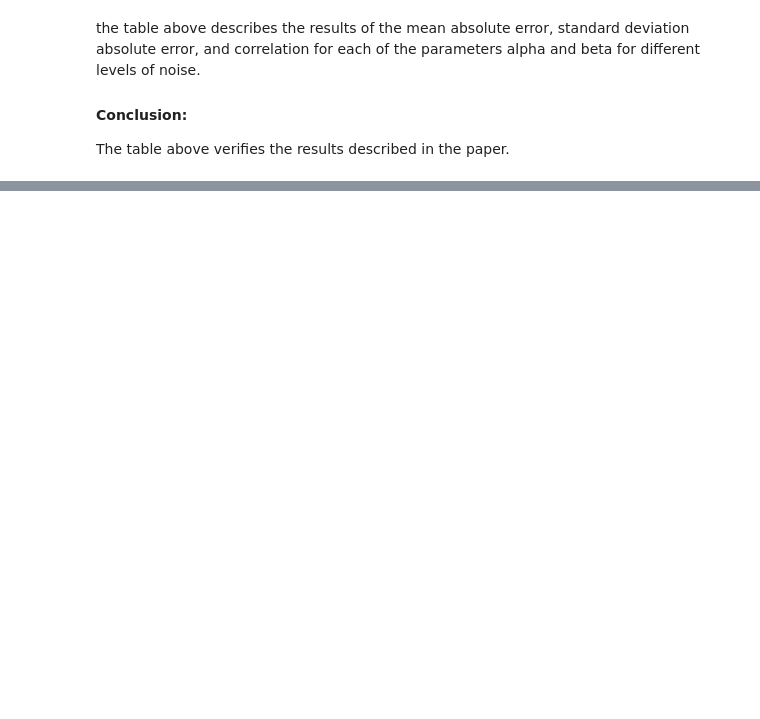
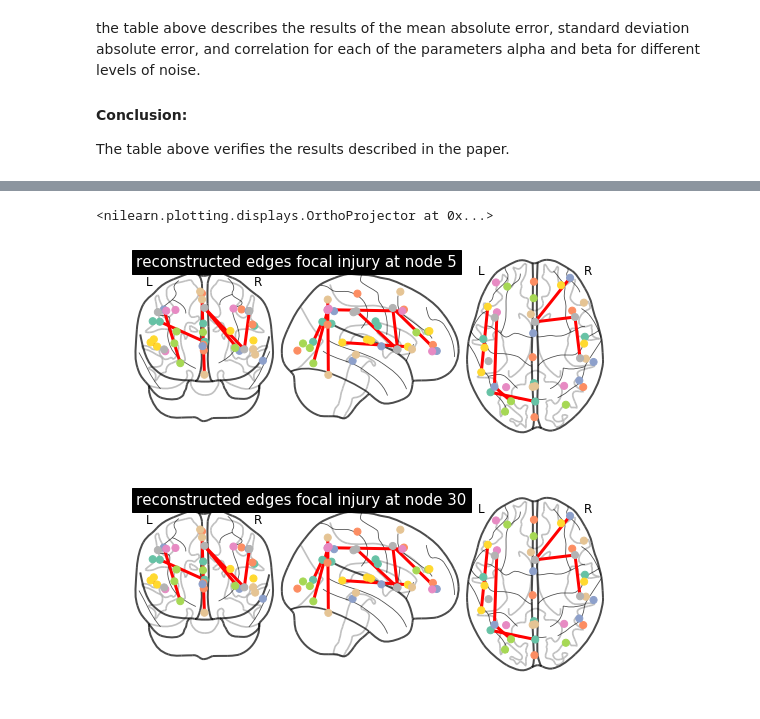
Before and after one commit to AmineEchraibi/BrainCNN, a Jupyter notebook: BrainNetCNN.ipynb, the cells around one changed output, grey strips where cells are left out. Drawn from its saved outputs; the diff is of its cells as text; code cells hidden in the pictures; blank space fills up the shorter version.

```diff
--- a/BrainNetCNN.ipynb
+++ b/BrainNetCNN.ipynb
@@ -29,7 +31,7 @@ Setting up the hyper parameters, and l2 regularizer
 batch_size = 14
 dropout = 0.5
 momentum = 0.9
-noise_weight = 0.125
+noise_weight = 0.0625
 lr = 0.01
 decay = 0.0005
 
@@ -353,0 +544,11 @@ The table above verifies the results described in the paper.
+# %%
+
+control = X[Y==0]
+print(control.shape)
+r_state = np.random.RandomState(41)
+base_connectome = control.mean(axis=0)
+base_connectome = (base_connectome.T + base_connectome)/2
+S = generate_injury_signatures(X_mn=base_connectome,r_state=r_state,sig_indexes=[5])
+X1,Y = sample_injury_strengths(1000,base_connectome,S,noise_weight)
+S = generate_injury_signatures(X_mn=base_connectome,r_state=r_state,sig_indexes=[30])
+X2,Y = sample_injury_strengths(1000,base_connectome,S,noise_weight)
@@ -353,0 +557,10 @@ The table above verifies the results described in the paper.
+# %%
+X = np.concatenate([X1,X2],axis=0)
+print(X.shape)
+X = X.reshape(X.shape[0],X.shape[2],X.shape[3],1)
+print(X.shape)
+Y1 = np.array([1]*1000)
+Y2 = np.array([0]*1000)
+Y = np.concatenate([Y1,Y2],axis=0)
+Y = to_categorical(Y,2)
+print(Y.shape)
@@ -353,0 +571,2 @@ The table above verifies the results described in the paper.
+# %%
+model.fit(X,Y,batch_size=14,nb_epoch=1000,verbose=1,callbacks=[csv_logger])
@@ -353,0 +592,11 @@ The table above verifies the results described in the paper.
+# %%
+from nilearn import plotting
+%matplotlib inline
+heatmap1 = visualize_activation(model,layer_idx=-1, filter_indices=1,seed_input=X[0,:,:,:],input_range = (0.,0.1))[:,:,0]
+heatmap0 = visualize_activation(model,layer_idx=-1, filter_indices=0,seed_input=X[0,:,:,:],input_range = (0.,0.1))[:,:,0]
+plotting.plot_connectome(heatmap1.T+heatmap1,msdl_coords,title="reconstructed edges focal injury at node 5",edge_threshold = '99%')
+plotting.plot_connectome(heatmap0.T+heatmap0,msdl_coords,title="reconstructed edges focal injury at node 30",edge_threshold = '99%')
+# %% [output]
+<nilearn.plotting.displays.OrthoProjector at 0x...>
+[figure, added]
+[figure, added]
```
Also changed, not shown: parts of 23 cells of this notebook, 4 other files.
